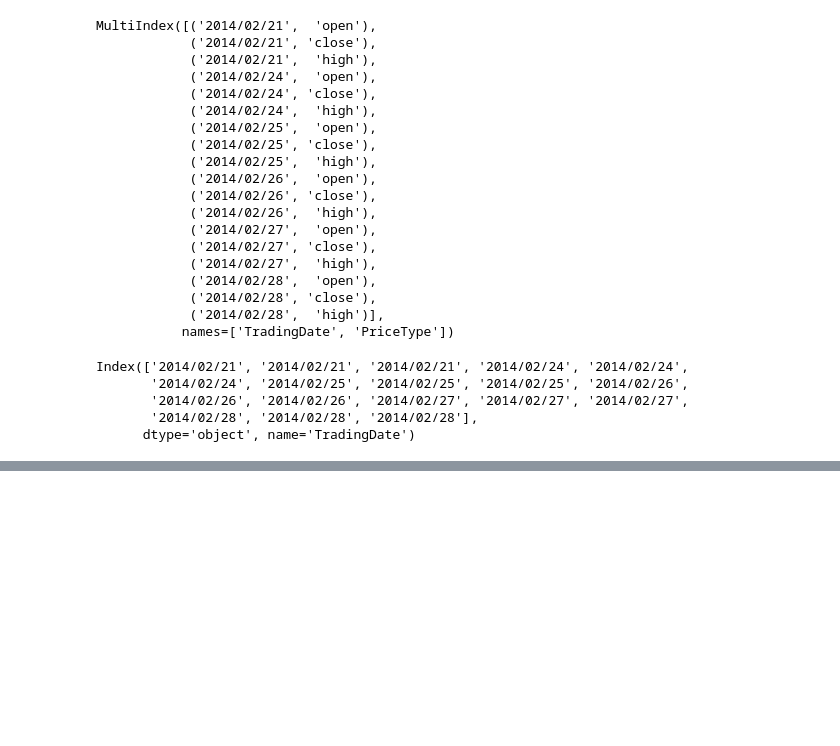
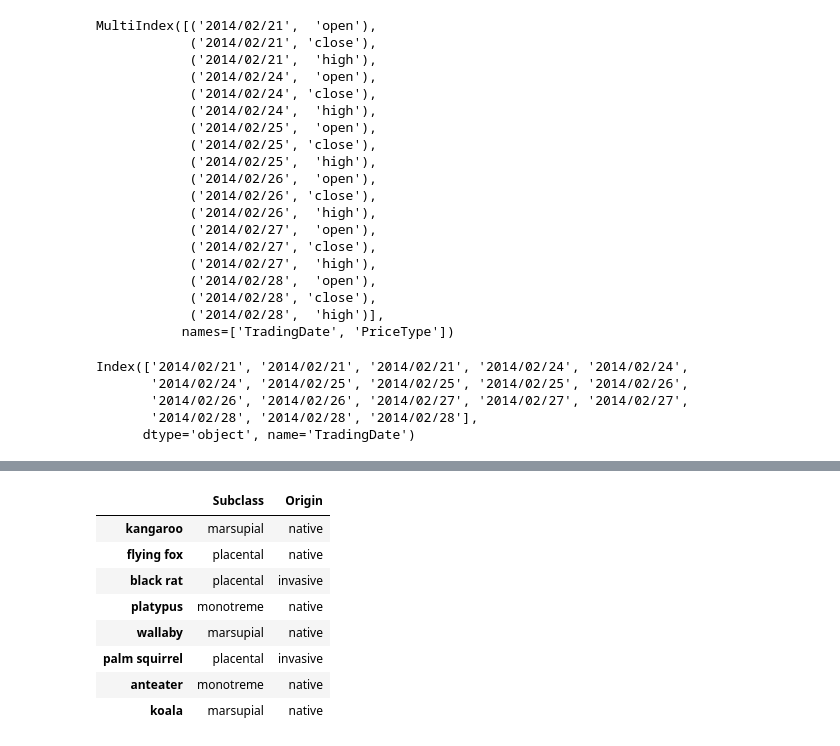
Before and after one commit to santhimaddipudi/Python-work, a Jupyter notebook: Operations_in_pandas.ipynb, the cells around one changed output, grey strips where cells are left out. Cells and saved outputs as stored; diff of their text form; code cells hidden in the pictures; blank space fills up the shorter version.

```diff
--- a/Operations_in_pandas.ipynb
+++ b/Operations_in_pandas.ipynb
@@ -362,0 +397,13 @@ Index(['2014/02/21', '2014/02/21', '2014/02/21', '2014/02/24', '2014/02/24',
+# %%
+aussieMammalsDF=ozzieMammalsDF.T
+aussieMammalsDF
+# %% [output]
+|  | Subclass | Origin |
+| kangaroo | marsupial | native |
+| flying fox | placental | native |
+| black rat | placental | invasive |
+| platypus | monotreme | native |
+| wallaby | marsupial | native |
+| palm squirrel | placental | invasive |
+| anteater | monotreme | native |
+| koala | marsupial | native |
```
Also changed, not shown: parts of 5 cells of this notebook.
